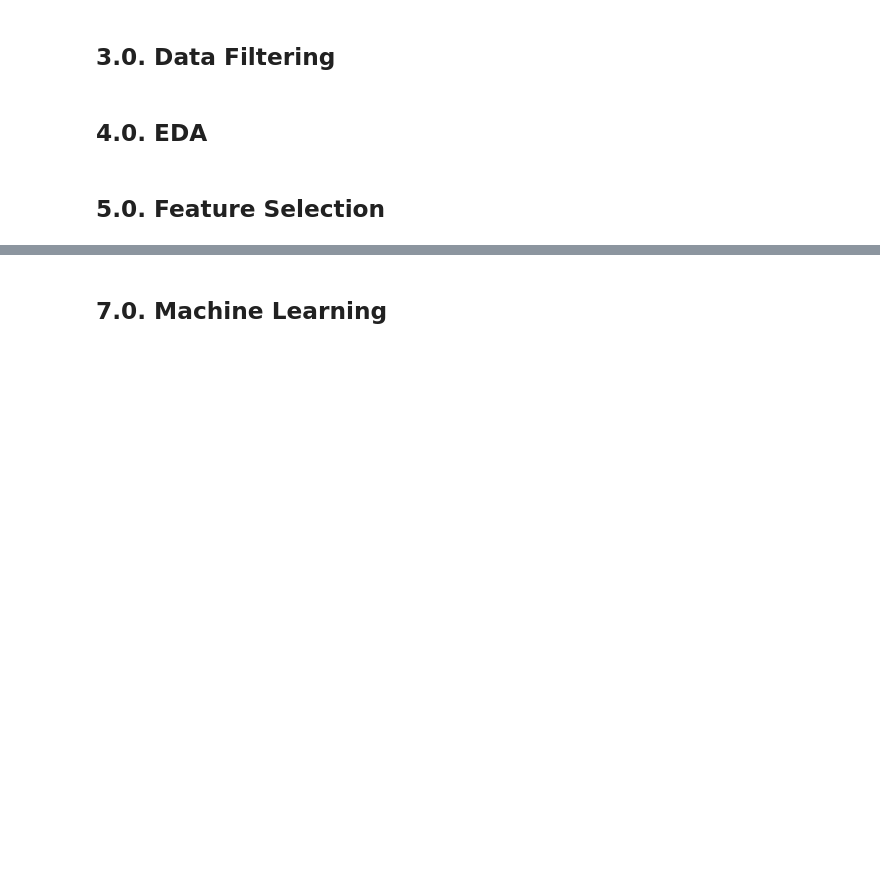
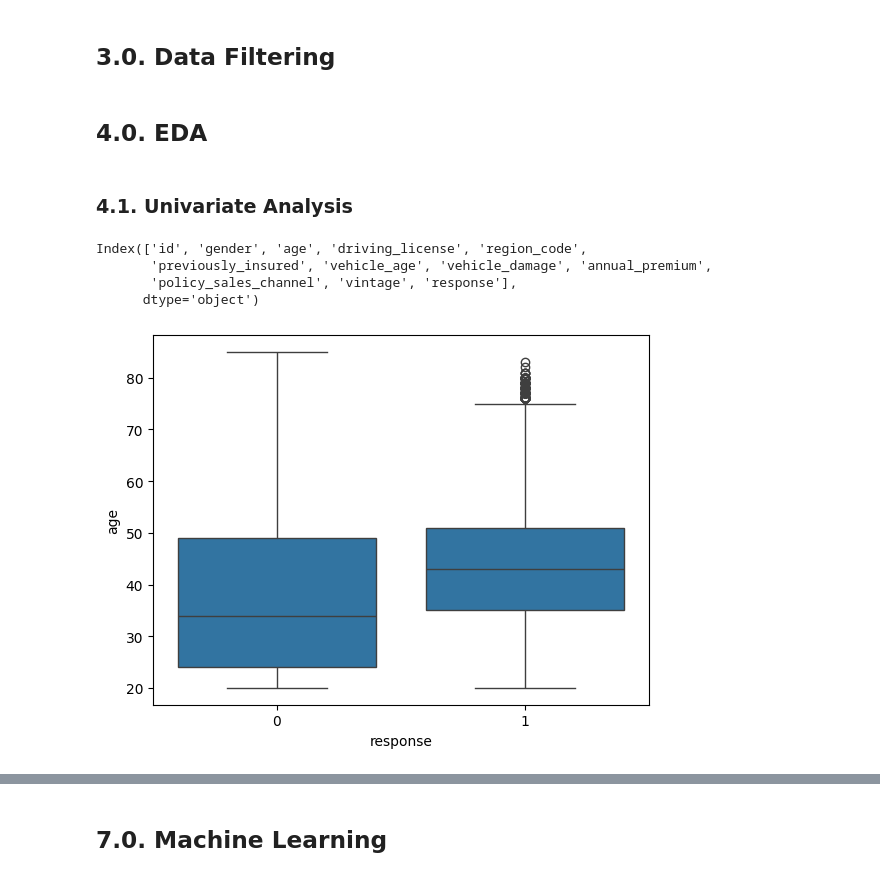
Before and after one commit to andremanzano/health_insurance, a Jupyter notebook: notebooks/1.0.am_health_insurance_cross_sell.ipynb, the cells around one changed output, grey strips where cells are left out. Saved outputs shown, nothing was run; the diff lists cells and outputs as text; code cells hidden in the pictures; blank space fills up the shorter version.

```diff
--- a/notebooks/1.0.am_health_insurance_cross_sell.ipynb
+++ b/notebooks/1.0.am_health_insurance_cross_sell.ipynb
@@ -37,8 +155,27 @@ df_raw
 # %% [markdown]
 ## 2.0. Feature Engineering
+# %%
+df2 = df1.copy()
+# %%
+# vehicle age
+df2['vehicle_age'] =  df2['vehicle_age'].apply( lambda x: 'over_2_years' if x == '> 2 Years' else 'between_1_2_year' if x == '1-2 Year' else 'below_1_year' )
+
+# vehicle damage
+df2['vehicle_damage'] =  df2['vehicle_damage'].apply( lambda x: 1 if x == 'Yes' else 0 )
 # %% [markdown]
 ## 3.0. Data Filtering
+# %%
+df3 = df2.copy()
 # %% [markdown]
 ## 4.0. EDA
-# %% [markdown]
-## 5.0. Feature Selection
+# %%
+df4 = df3.copy()
+# %% [markdown]
+### 4.1. Univariate Analysis
+# %%
+df4.columns
+# %% [output]
+Index(['id', 'gender', 'age', 'driving_license', 'region_code',
+       'previously_insured', 'vehicle_age', 'vehicle_damage', 'annual_premium',
+       'policy_sales_channel', 'vintage', 'response'],
+      dtype='object')
@@ -44,0 +184,6 @@ df_raw
+# %%
+#'age'
+sns.boxplot(x='response', y='age', data=df4)
+plt.show()
+# %% [output]
+[figure, added]
```
Also changed, not shown: parts of 59 cells of this notebook.
